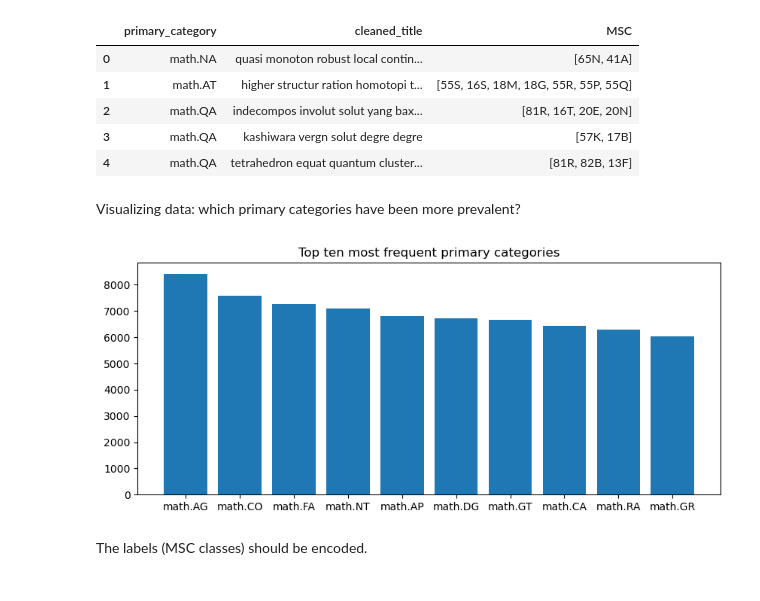
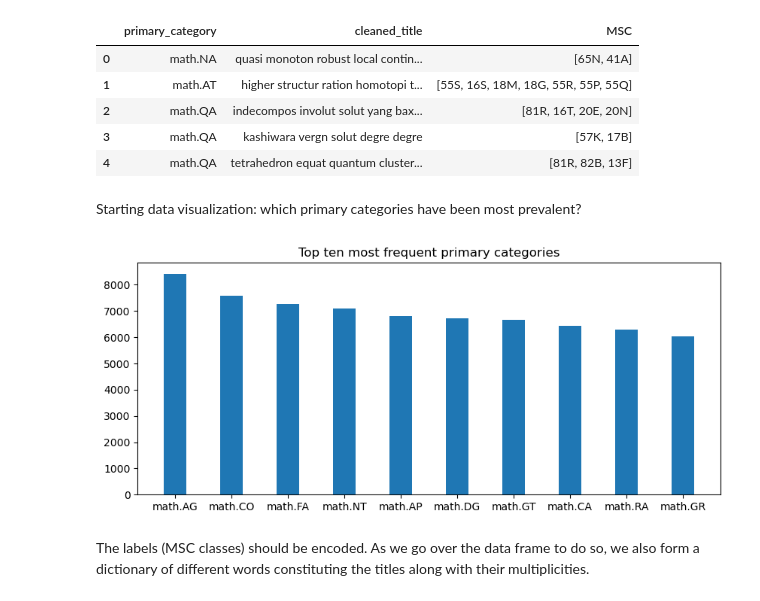
Before and after one commit to FilomKhash/Math-Preprint-Classifier, a Jupyter notebook: Models.ipynb, the cells around one changed output. Drawn from its saved outputs; the diff is of its cells as text; code cells hidden in the pictures.

```diff
--- a/Models.ipynb
+++ b/Models.ipynb
@@ -21,21 +53,21 @@ data.head()
 | 3 | math.QA | kashiwara vergn solut degre degre | [57K, 17B] |
 | 4 | math.QA | tetrahedron equat quantum cluster... | [81R, 82B, 13F] |
 # %% [markdown]
-Visualizing data: which primary categories have been more prevalent?
+Starting data visualization: which primary categories have been most prevalent?
 # %%
 fig=plt.figure(figsize=(10,4))
 ax=fig.add_subplot(1,1,1)
 
 #Top 10 most frequent primary categories (bar chart)
 ax.bar(x=data['primary_category'].value_counts().head(10).index,
-        height=data['primary_category'].value_counts().head(10))
+        height=data['primary_category'].value_counts().head(10),width=0.4)
 ax.set_title('Top ten most frequent primary categories')
 
 plt.show()
 # %% [output]
-[figure, old version]
+[figure, new version]
 # %% [markdown]
-The labels (MSC classes) should be encoded.
+The labels (MSC classes) should be encoded. As we go over the data frame to do so, we also form a dictionary of different words constituting the titles along with their multiplicities.
 # %%
 #To record the number of occurances of each class.
 dict_MSC={}
```
Also changed, not shown: parts of 25 cells of this notebook, 4 other files.
